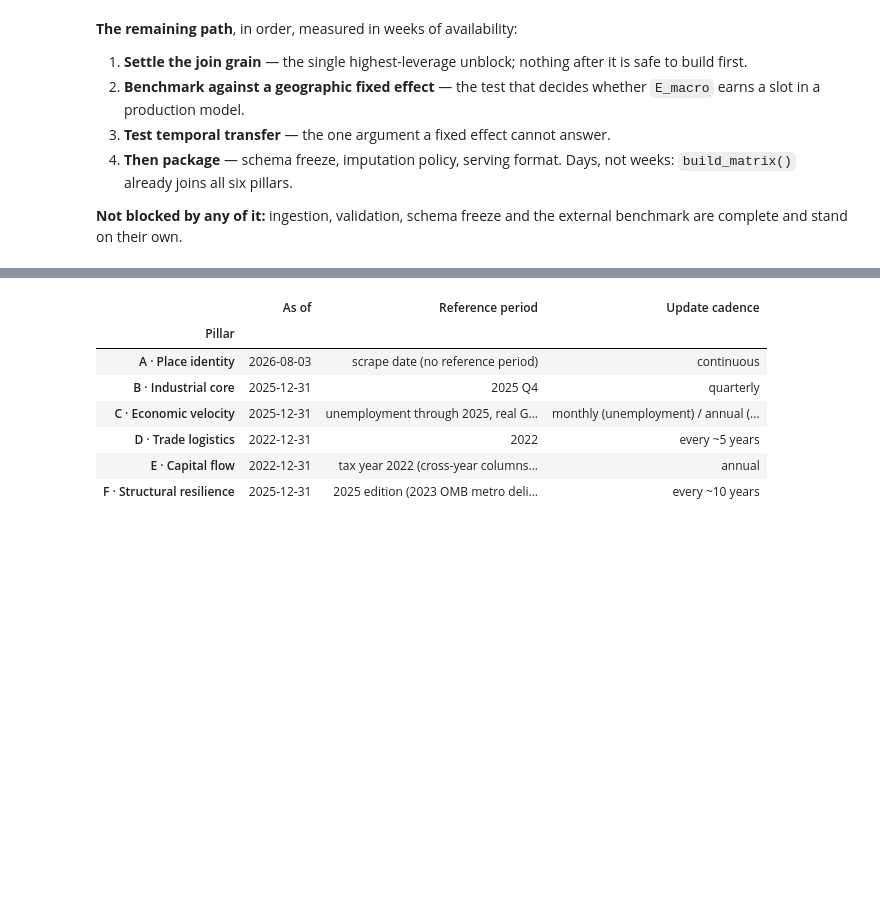
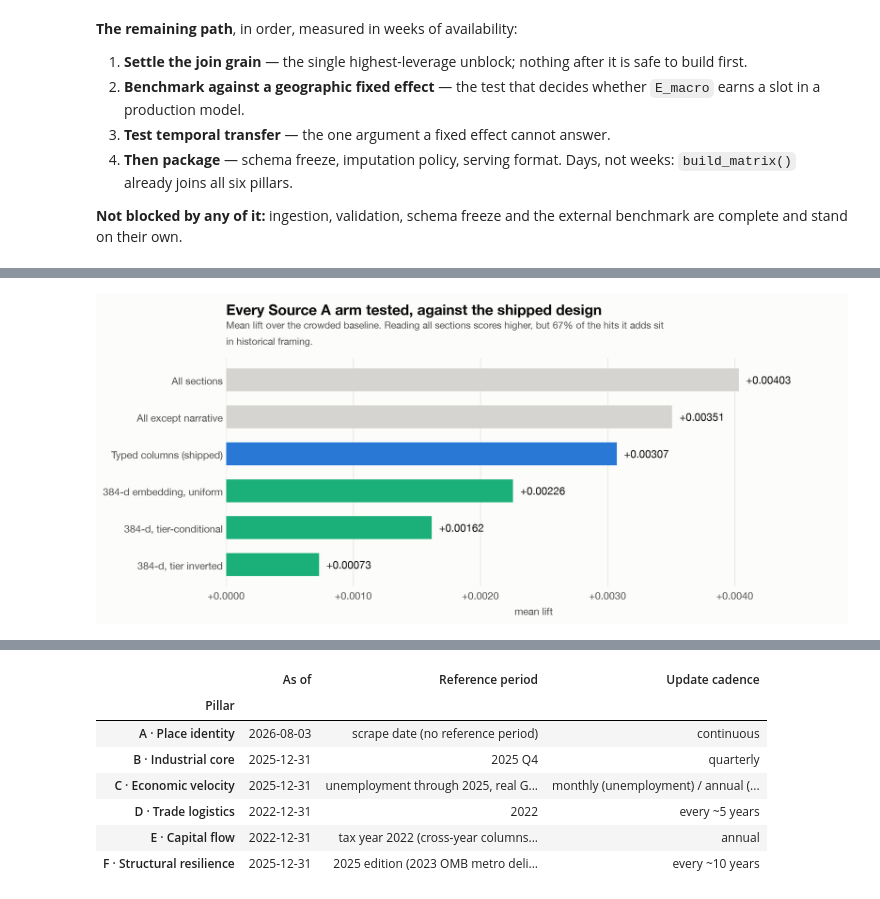
Before and after one commit to Max-Garcia-06/macro_embeddings, a Jupyter notebook: analysis-output/E_macro_pillar_worth_2026-08-13.ipynb, the cells around one changed output, grey strips where cells are left out. Saved outputs shown, nothing was run; the diff lists cells and outputs as text; code cells hidden in the pictures; blank space fills up the shorter version.

```diff
--- a/analysis-output/E_macro_pillar_worth_2026-08-13.ipynb
+++ b/analysis-output/E_macro_pillar_worth_2026-08-13.ipynb
@@ -781,0 +817,28 @@ the model.
+# %%
+arms = [
+    ("Typed columns (shipped)", scope["scopes"]["economy"]["mean_lift"], BLUE),
+    ("All sections", scope["scopes"]["all_sections"]["mean_lift"], MUTED),
+    ("All except narrative", scope["scopes"]["no_narrative"]["mean_lift"], MUTED),
+    ("384-d embedding, uniform", embed["representations"]["uniform"]["mean_lift"], AQUA),
+    ("384-d, tier-conditional", embed["representations"]["tier_conditional"]["mean_lift"], AQUA),
+    ("384-d, tier inverted", embed["representations"]["tier_conditional_inverse"]["mean_lift"], AQUA),
+]
+arms = sorted(arms, key=lambda a: a[1])
+y = np.arange(len(arms))
+vals = [a[1] for a in arms]
+fig, ax = plt.subplots(figsize=(11.5, 4.3))
+ax.barh(y, vals, height=0.62, color=[a[2] for a in arms])
+ax.set_yticks(y)
+ax.set_yticklabels([a[0] for a in arms])
+ax.set_xlim(0, max(vals) * 1.2)
+label_bars(ax, y, vals, "{:+.5f}", size=11, horizontal=True)
+ax.xaxis.set_major_formatter(FuncFormatter(lambda v, _: f"{v:+.4f}"))
+ax.set_xlabel("mean lift", fontsize=10.5, color=INK2)
+style(ax,
+      "Every Source A arm tested, against the shipped design",
+      "Mean lift over the crowded baseline. Reading all sections scores higher, but "
+      "67% of the hits it adds sit in historical framing.",
+      grid_axis="x")
+plt.show()
+# %% [output]
+[figure, added]
```
Also changed, not shown: parts of 28 cells of this notebook, 2 other files.
